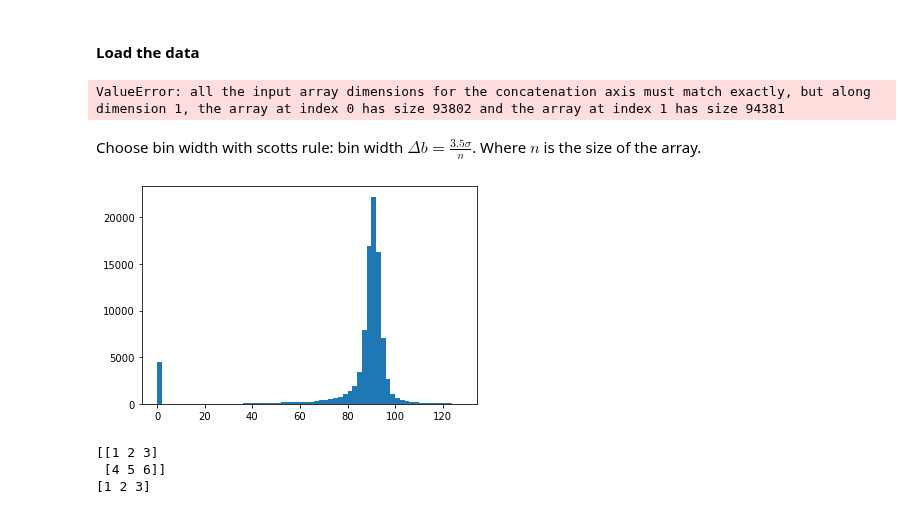
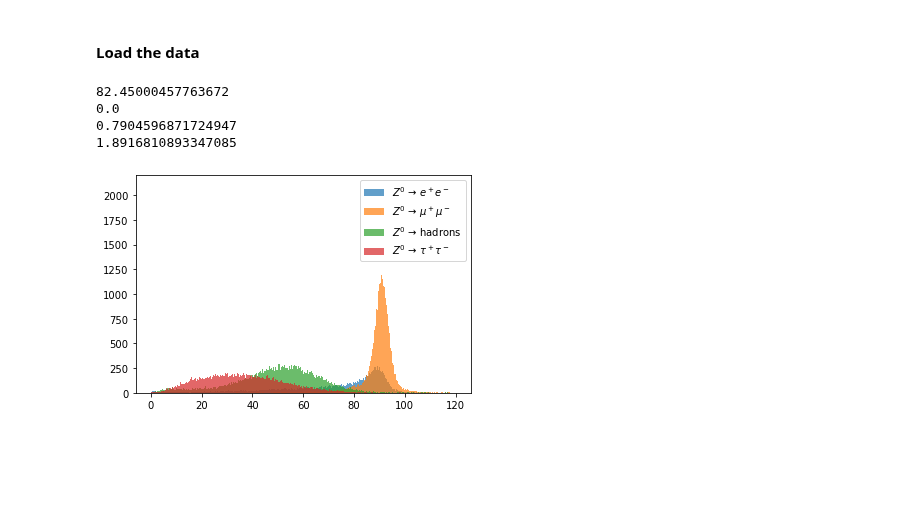
Before and after one commit to josepretel/z0-precisionmeasurement, a Jupyter notebook: Exercise1.ipynb, the cells around one changed output. Saved outputs shown, nothing was run; the diff lists cells and outputs as text; code cells hidden in the pictures; blank space fills up the shorter version.

Commit message:
histograms without headings

```diff
--- a/Exercise1.ipynb
+++ b/Exercise1.ipynb
@@ -36,63 +36,36 @@ mc_data_ee[ttree_name].keys()
 ### Load branches
 branches_ee = mc_data_ee[ttree_name].arrays()
 branches_mm = mc_data_mm[ttree_name].arrays()
-branches_qq = mc_data_mm[ttree_name].arrays()
-branches_tt = mc_data_mm[ttree_name].arrays()
+branches_qq = mc_data_qq[ttree_name].arrays()
+branches_tt = mc_data_tt[ttree_name].arrays()
 
 ### List of variables (of interest)
 vars=['Pcharged', 'Ncharged', 'E_ecal', 'E_hcal']
 
 ###
-# pchar_ee= ak.to_numpy(branches_ee[vars[0]])
-# nchar_ee=ak.to_numpy(branches_ee[vars[1]])
-# e_ecal_ee=ak.to_numpy(branches_ee[vars[2]])
-# e_hcal_ee=ak.to_numpy(branches_ee[vars[3]])
-
-# pchar_mm= ak.to_numpy(branches_mm[vars[0]])
-# nchar_mm=ak.to_numpy(branches_mm[vars[1]])
-# e_ecal_mm=ak.to_numpy(branches_mm[vars[2]])
-# e_hcal_mm=ak.to_numpy(branches_mm[vars[3]])
-
-# pchar_qq= ak.to_numpy(branches_qq[vars[0]])
-# nchar_qq=ak.to_numpy(branches_qq[vars[1]])
-# e_ecal_qq=ak.to_numpy(branches_qq[vars[2]])
-# e_hcal_qq=ak.to_numpy(branches_qq[vars[3]])
-
-# pchar_tt= ak.to_numpy(branches_tt[vars[0]])
-# nchar_tt=ak.to_numpy(branches_tt[vars[1]])
-# e_ecal_tt=ak.to_numpy(branches_tt[vars[2]])
-# e_hcal_tt=ak.to_numpy(branches_tt[vars[3]])
+Pchar=ak.Array([branches_ee[vars[0]],branches_mm[vars[0]],branches_qq[vars[0]],branches_tt[vars[0]]])
+Nchar=ak.Array([branches_ee[vars[1]],branches_mm[vars[1]],branches_qq[vars[1]],branches_tt[vars[1]]])
+E_ecal=ak.Array([branches_ee[vars[2]],branches_mm[vars[2]],branches_qq[vars[2]],branches_tt[vars[2]]])
+E_hcal=ak.Array([branches_ee[vars[3]],branches_mm[vars[3]],branches_qq[vars[3]],branches_tt[vars[3]]])
 
 
-
-
-# print(f"Array of type '{type(pchar_qq)}' defined for '{vars[0]}' for hadrons:\n{pchar_qq}")
-# print(pchar_qq.max())
-# print(pchar_qq.min())
-# print(pchar_qq.size)
-# print(pchar_qq.mean())
-# print(pchar_qq.std())
+print(ak.to_numpy(E_hcal[0]).max())
+print(ak.to_numpy(E_hcal[0]).min())
+print(ak.to_numpy(E_hcal[0]).mean())
+print(ak.to_numpy(E_hcal[0]).std())
 # %% [output]
-ValueError: all the input array dimensions for the concatenation axis must match exactly, but along dimension 1, the array at index 0 has size 93802 and the array at index 1 has size 94381
+82.45000457763672
+0.0
+0.7904596871724947
+1.8916810893347085
-# %% [markdown]
-Choose bin width with scotts rule: bin width $\Delta b = \frac{3.5 \sigma}{n}$. Where $n$ is the size of the array.
-# %%
-plt.hist(pchar_qq,bins=np.arange(,2));
-plt.show()
-# %% [output]
-[figure, removed]
-# %%
-labels=['r$Z^0$ $\to$ hadrons',r'$Z^0$ $\to$ $e^+e^-$',r'$Z^0$ $\to$ $\mu^+\mu^-$',r'$Z^0$ $\to$ $\tau^+\tau^-$']
-bin_widths=np.zeros(4)
-for i in np.arange(4):
-    bin_widths[i]=3.5*ak.to_numpy(branches_qq[vars[0]]).std()/ak.to_numpy(branches_qq[vars[0]])
-# %%
-a=np.array([1,2,3])
-b=np.array([4,5,6])
-c=np.row_stack((a,b))
-print(c)
-print(c[0])
-# %% [output]
-[[1 2 3]
- [4 5 6]]
-[1 2 3]
+# %%
+labels=[r'$Z^0$ $\to$ $e^+e^-$',r'$Z^0$ $\to$ $\mu^+\mu^-$',r'$Z^0$ $\to$ hadrons',r'$Z^0$ $\to$ $\tau^+\tau^-$']
+
+for i in np.arange(4):
+    plt.hist(ak.to_numpy(Pchar[i]),bins=np.arange(0,120,0.1),label=labels[i],alpha=0.7)
+
+plt.ylim(0,2200)
+plt.legend()
+plt.show()
+# %% [output]
+[figure, added]
```
Also changed, not shown: parts of 3 cells of this notebook.
